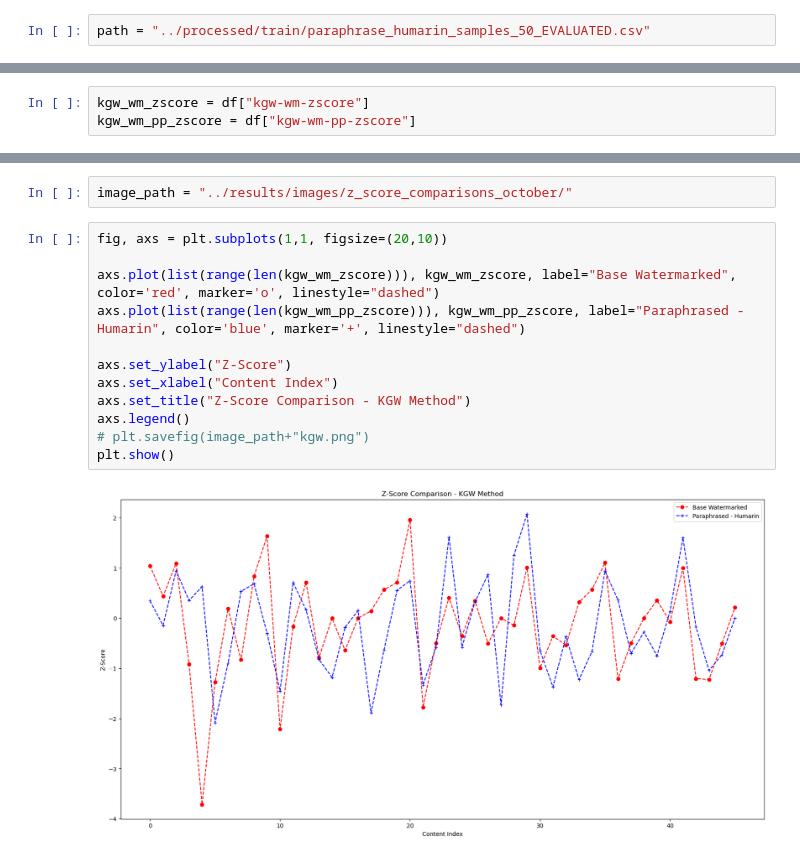
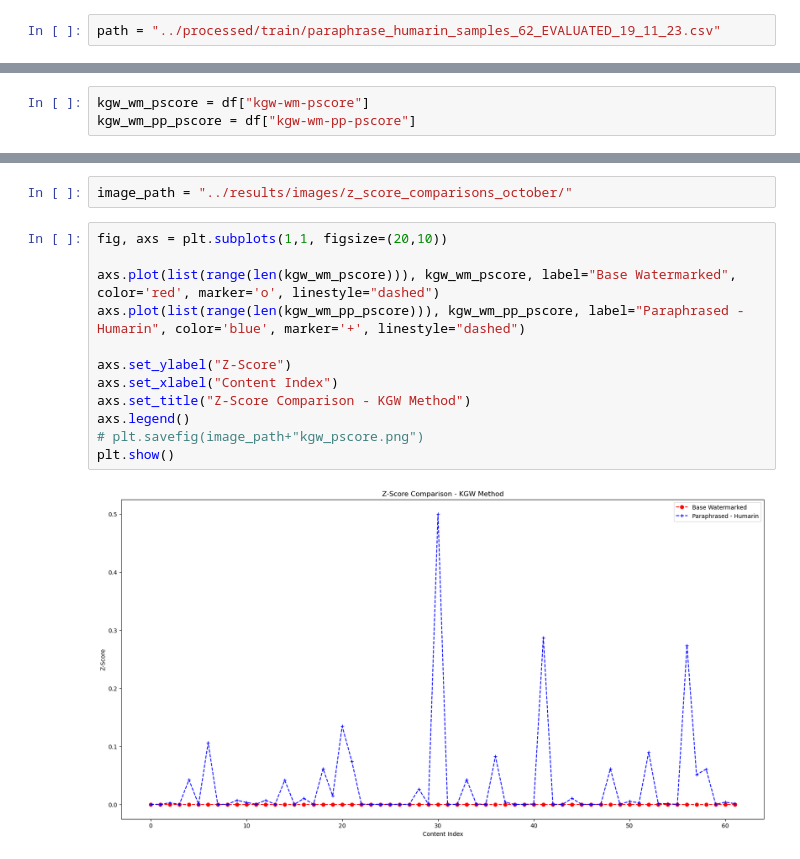
Before and after one commit to SamSJackson/Level4-Proj, a Jupyter notebook: data/notebooks/inspect_example_results.ipynb, the cells around one changed output, grey strips where cells are left out. Cells and saved outputs as stored; diff of their text form.

```diff
--- a/data/notebooks/inspect_example_results.ipynb
+++ b/data/notebooks/inspect_example_results.ipynb
@@ -5,8 +12,8 @@ import numpy as np
 # %%
-path = "../processed/train/paraphrase_humarin_samples_50_EVALUATED.csv"
+path = "../processed/train/paraphrase_humarin_samples_62_EVALUATED_19_11_23.csv"
 # %%
 df = pd.read_csv(path)
 # %%
-kgw_wm_zscore = df["kgw-wm-zscore"]
-kgw_wm_pp_zscore = df["kgw-wm-pp-zscore"]
+kgw_wm_pscore = df["kgw-wm-pscore"]
+kgw_wm_pp_pscore = df["kgw-wm-pp-pscore"]
 # %%
@@ -42,17 +49,17 @@ image_path = "../results/images/z_score_comparisons_october/"
 # %%
 fig, axs = plt.subplots(1,1, figsize=(20,10))
 
-axs.plot(list(range(len(kgw_wm_zscore))), kgw_wm_zscore, label="Base Watermarked", color='red', marker='o', linestyle="dashed")
-axs.plot(list(range(len(kgw_wm_pp_zscore))), kgw_wm_pp_zscore, label="Paraphrased - Humarin", color='blue', marker='+', linestyle="dashed")
+axs.plot(list(range(len(kgw_wm_pscore))), kgw_wm_pscore, label="Base Watermarked", color='red', marker='o', linestyle="dashed")
+axs.plot(list(range(len(kgw_wm_pp_pscore))), kgw_wm_pp_pscore, label="Paraphrased - Humarin", color='blue', marker='+', linestyle="dashed")
 
 axs.set_ylabel("Z-Score")
 axs.set_xlabel("Content Index")
 axs.set_title("Z-Score Comparison - KGW Method")
 axs.legend()
-# plt.savefig(image_path+"kgw.png")
+# plt.savefig(image_path+"kgw_pscore.png")
 plt.show()
 # %% [output]
-[figure, old version]
+[figure, new version]
 # %%
 fig, axs = plt.subplots(1,1, figsize=(20,10))
 
```
Also changed, not shown: parts of 7 cells of this notebook, 36 other files.
